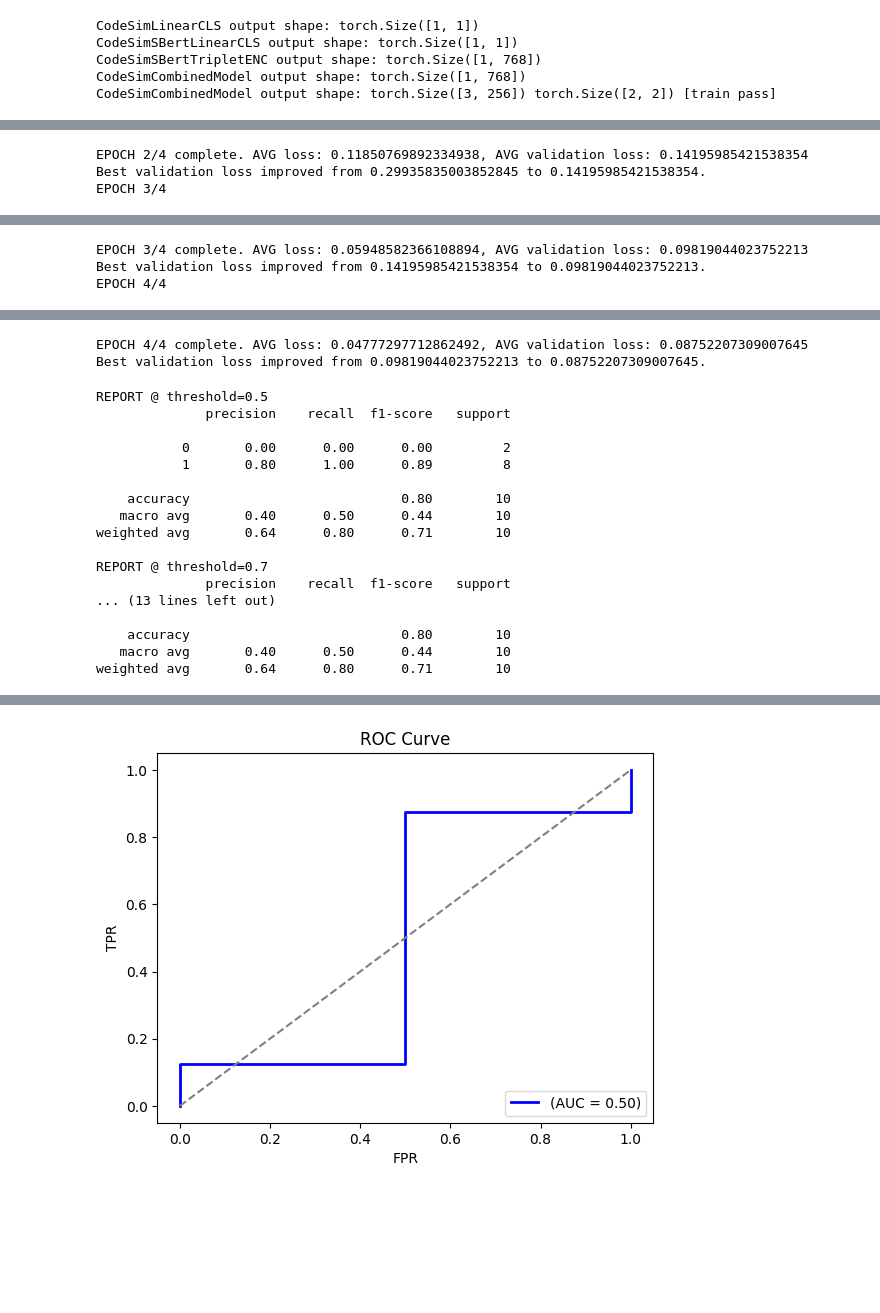
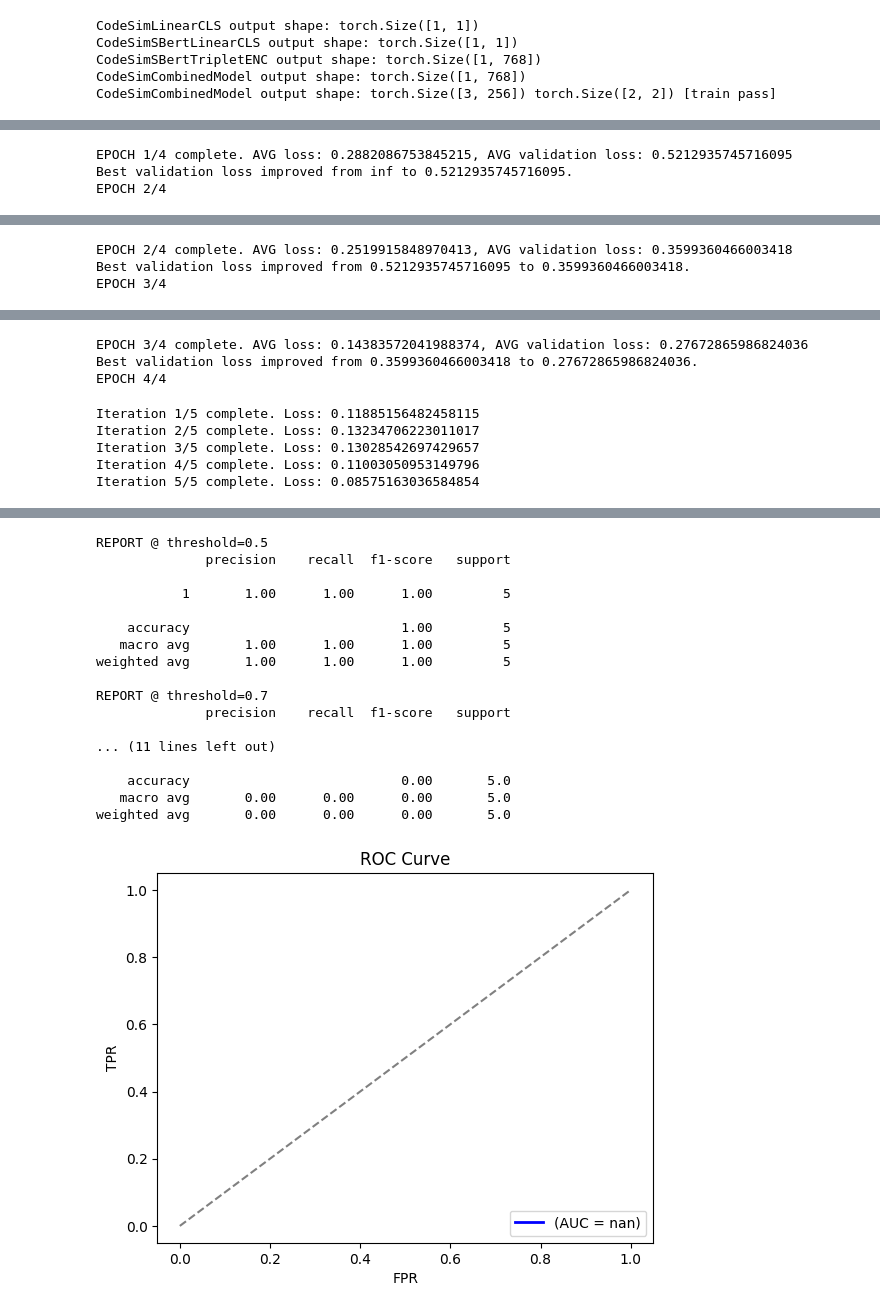
Before and after one commit to VerebicsPeter/CodeSim, a Jupyter notebook: notebooks/train_script_playground.ipynb, the cells around one changed output, grey strips where cells are left out. Drawn from its saved outputs; the diff is of its cells as text; code cells hidden in the pictures; blank space fills up the shorter version.

```diff
--- a/notebooks/train_script_playground.ipynb
+++ b/notebooks/train_script_playground.ipynb
@@ -93,7 +116,7 @@ weighted avg       0.04      0.20      0.07        10
 # %%
 config = train.configs.BasicCodeSimClassifierConfig()
 config.bs = 1
-config.num_rows = 10
+config.num_rows = 5
 config.finetuning_strategy = "binary_cls_simpl"
 
 train.finetune_model(config=config)
@@ -126,3 +145,3 @@ Iteration 10/10 complete. Loss: 0.08495797589421272
-EPOCH 2/4 complete. AVG loss: 0.11850769892334938, AVG validation loss: 0.14195985421538354
-Best validation loss improved from 0.29935835003852845 to 0.14195985421538354.
-EPOCH 3/4
+EPOCH 1/4 complete. AVG loss: 0.2882086753845215, AVG validation loss: 0.5212935745716095
+Best validation loss improved from inf to 0.5212935745716095.
+EPOCH 2/4
@@ -134,3 +153,3 @@ Iteration 10/10 complete. Loss: 0.04631409980356693
-EPOCH 3/4 complete. AVG loss: 0.05948582366108894, AVG validation loss: 0.09819044023752213
-Best validation loss improved from 0.14195985421538354 to 0.09819044023752213.
-EPOCH 4/4
+EPOCH 2/4 complete. AVG loss: 0.2519915848970413, AVG validation loss: 0.3599360466003418
+Best validation loss improved from 0.5212935745716095 to 0.3599360466003418.
+EPOCH 3/4
@@ -142,19 +161,8 @@ Iteration 10/10 complete. Loss: 0.04487254470586777
-EPOCH 4/4 complete. AVG loss: 0.04777297712862492, AVG validation loss: 0.08752207309007645
-Best validation loss improved from 0.09819044023752213 to 0.08752207309007645.
+EPOCH 3/4 complete. AVG loss: 0.14383572041988374, AVG validation loss: 0.27672865986824036
+Best validation loss improved from 0.3599360466003418 to 0.27672865986824036.
+EPOCH 4/4
-REPORT @ threshold=0.5
-              precision    recall  f1-score   support
-
-           0       0.00      0.00      0.00         2
-           1       0.80      1.00      0.89         8
-
-    accuracy                           0.80        10
-   macro avg       0.40      0.50      0.44        10
-weighted avg       0.64      0.80      0.71        10
-
-REPORT @ threshold=0.7
-              precision    recall  f1-score   support
-... (13 lines left out)
-
-    accuracy                           0.80        10
-   macro avg       0.40      0.50      0.44        10
-weighted avg       0.64      0.80      0.71        10
+Iteration 1/5 complete. Loss: 0.11885156482458115
+Iteration 2/5 complete. Loss: 0.13234706223011017
+Iteration 3/5 complete. Loss: 0.13028542697429657
+Iteration 4/5 complete. Loss: 0.11003050953149796
+Iteration 5/5 complete. Loss: 0.08575163036584854
@@ -161 +171,18 @@ weighted avg       0.64      0.80      0.71        10
+REPORT @ threshold=0.5
+              precision    recall  f1-score   support
+
+           1       1.00      1.00      1.00         5
+
+    accuracy                           1.00         5
+   macro avg       1.00      1.00      1.00         5
+weighted avg       1.00      1.00      1.00         5
+
+REPORT @ threshold=0.7
+              precision    recall  f1-score   support
+
+... (11 lines left out)
+
+    accuracy                           0.00       5.0
+   macro avg       0.00      0.00      0.00       5.0
+weighted avg       0.00      0.00      0.00       5.0
-[figure, old version]
+[figure, new version]
```
Also changed, not shown: parts of 3 cells of this notebook, 7 other files.
